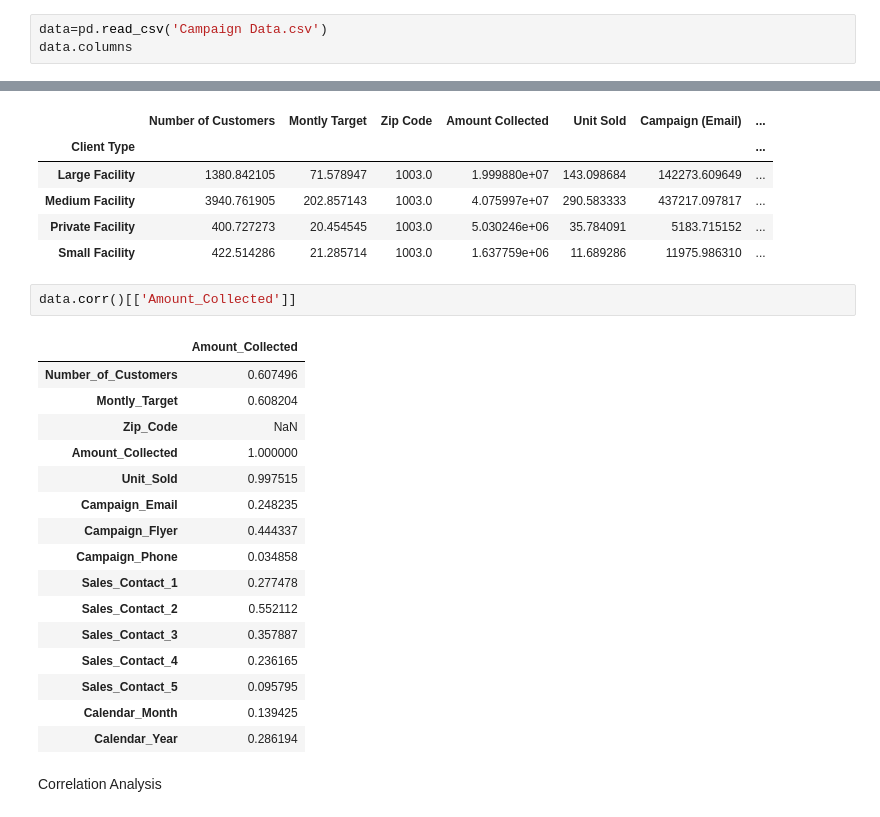
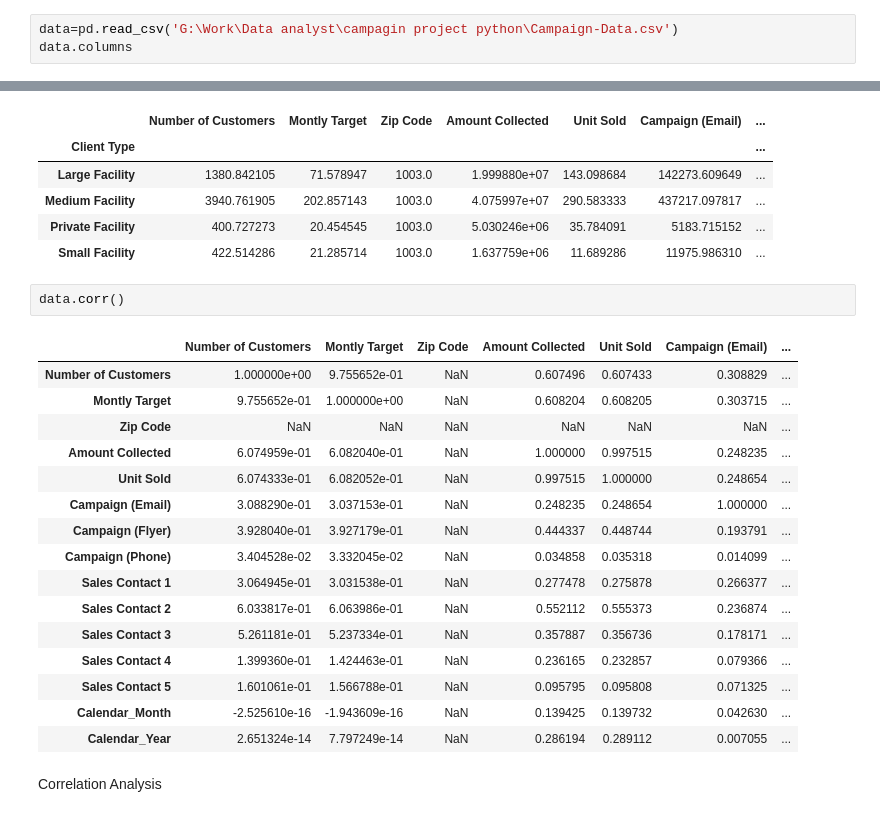
Before and after one commit to fahim-muntasir-niloy/Campaign-Data-Analysis, a Jupyter notebook: Marketing_Strategy.ipynb, the cells around one changed output, grey strips where cells are left out. Saved outputs shown, nothing was run; the diff lists cells and outputs as text.

```diff
--- a/Marketing_Strategy.ipynb
+++ b/Marketing_Strategy.ipynb
@@ -30,5 +28,5 @@ Saving Campaign Data.csv to Campaign Data (2).csv
 # %%
-data=pd.read_csv('Campaign Data.csv')
+data=pd.read_csv('G:\Work\Data analyst\campagin project python\Campaign-Data.csv')
 data.columns
 # %% [output]
 Index(['Client ID', 'Client Type', 'Number of Customers', 'Montly Target',
@@ -102,24 +100,24 @@ data.groupby('Client Type').mean()
 | Private Facility | 400.727273 | 20.454545 | 1003.0 | 5.030246e+06 | 35.784091 | 5183.715152 | ... |
 | Small Facility | 422.514286 | 21.285714 | 1003.0 | 1.637759e+06 | 11.689286 | 11975.986310 | ... |
 # %%
-data.corr()[['Amount_Collected']]
+data.corr()
 # %% [output]
-|  | Amount_Collected |
-| Number_of_Customers | 0.607496 |
-| Montly_Target | 0.608204 |
-| Zip_Code | NaN |
-| Amount_Collected | 1.000000 |
-| Unit_Sold | 0.997515 |
-| Campaign_Email | 0.248235 |
-| Campaign_Flyer | 0.444337 |
-| Campaign_Phone | 0.034858 |
-| Sales_Contact_1 | 0.277478 |
-| Sales_Contact_2 | 0.552112 |
-| Sales_Contact_3 | 0.357887 |
-| Sales_Contact_4 | 0.236165 |
-| Sales_Contact_5 | 0.095795 |
-| Calendar_Month | 0.139425 |
-| Calendar_Year | 0.286194 |
+|  | Number of Customers | Montly Target | Zip Code | Amount Collected | Unit Sold | Campaign (Email) | ... |
+| Number of Customers | 1.000000e+00 | 9.755652e-01 | NaN | 0.607496 | 0.607433 | 0.308829 | ... |
+| Montly Target | 9.755652e-01 | 1.000000e+00 | NaN | 0.608204 | 0.608205 | 0.303715 | ... |
+| Zip Code | NaN | NaN | NaN | NaN | NaN | NaN | ... |
+| Amount Collected | 6.074959e-01 | 6.082040e-01 | NaN | 1.000000 | 0.997515 | 0.248235 | ... |
+| Unit Sold | 6.074333e-01 | 6.082052e-01 | NaN | 0.997515 | 1.000000 | 0.248654 | ... |
+| Campaign (Email) | 3.088290e-01 | 3.037153e-01 | NaN | 0.248235 | 0.248654 | 1.000000 | ... |
+| Campaign (Flyer) | 3.928040e-01 | 3.927179e-01 | NaN | 0.444337 | 0.448744 | 0.193791 | ... |
+| Campaign (Phone) | 3.404528e-02 | 3.332045e-02 | NaN | 0.034858 | 0.035318 | 0.014099 | ... |
+| Sales Contact 1 | 3.064945e-01 | 3.031538e-01 | NaN | 0.277478 | 0.275878 | 0.266377 | ... |
+| Sales Contact 2 | 6.033817e-01 | 6.063986e-01 | NaN | 0.552112 | 0.555373 | 0.236874 | ... |
+| Sales Contact 3 | 5.261181e-01 | 5.237334e-01 | NaN | 0.357887 | 0.356736 | 0.178171 | ... |
+| Sales Contact 4 | 1.399360e-01 | 1.424463e-01 | NaN | 0.236165 | 0.232857 | 0.079366 | ... |
+| Sales Contact 5 | 1.601061e-01 | 1.566788e-01 | NaN | 0.095795 | 0.095808 | 0.071325 | ... |
+| Calendar_Month | -2.525610e-16 | -1.943609e-16 | NaN | 0.139425 | 0.139732 | 0.042630 | ... |
+| Calendar_Year | 2.651324e-14 | 7.797249e-14 | NaN | 0.286194 | 0.289112 | 0.007055 | ... |
 # %% [markdown]
 Correlation Analysis
 # %%
```
Also changed, not shown: parts of 9 cells of this notebook, 2 other files.
